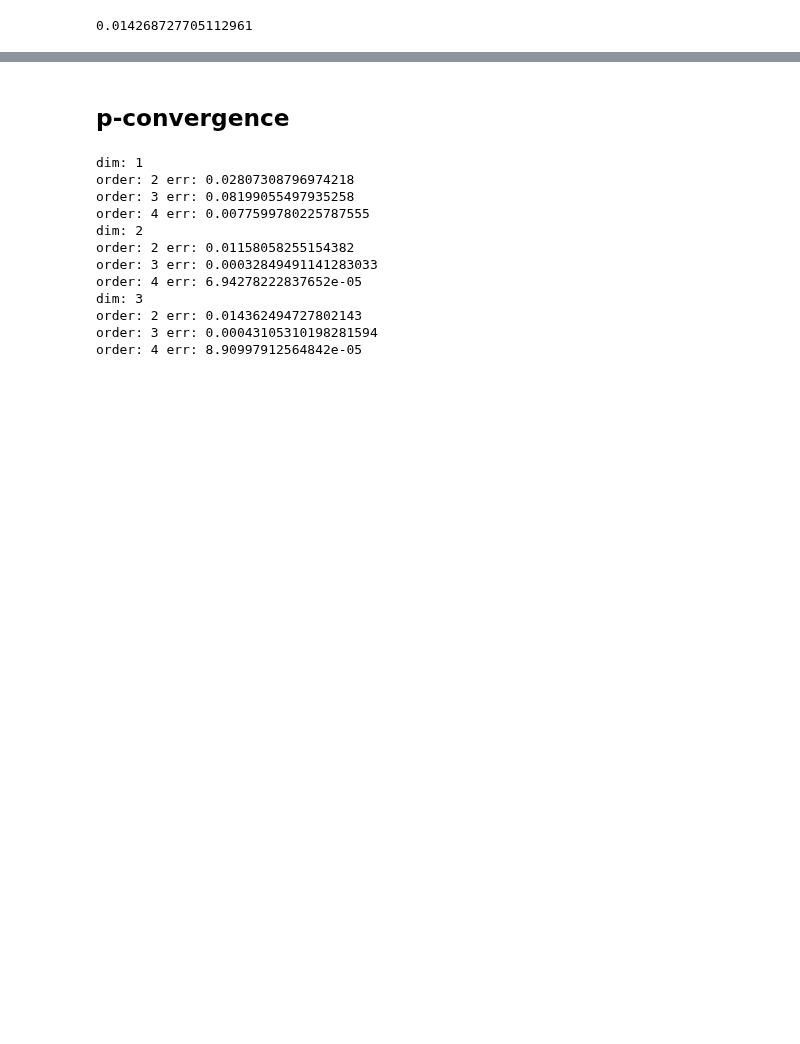
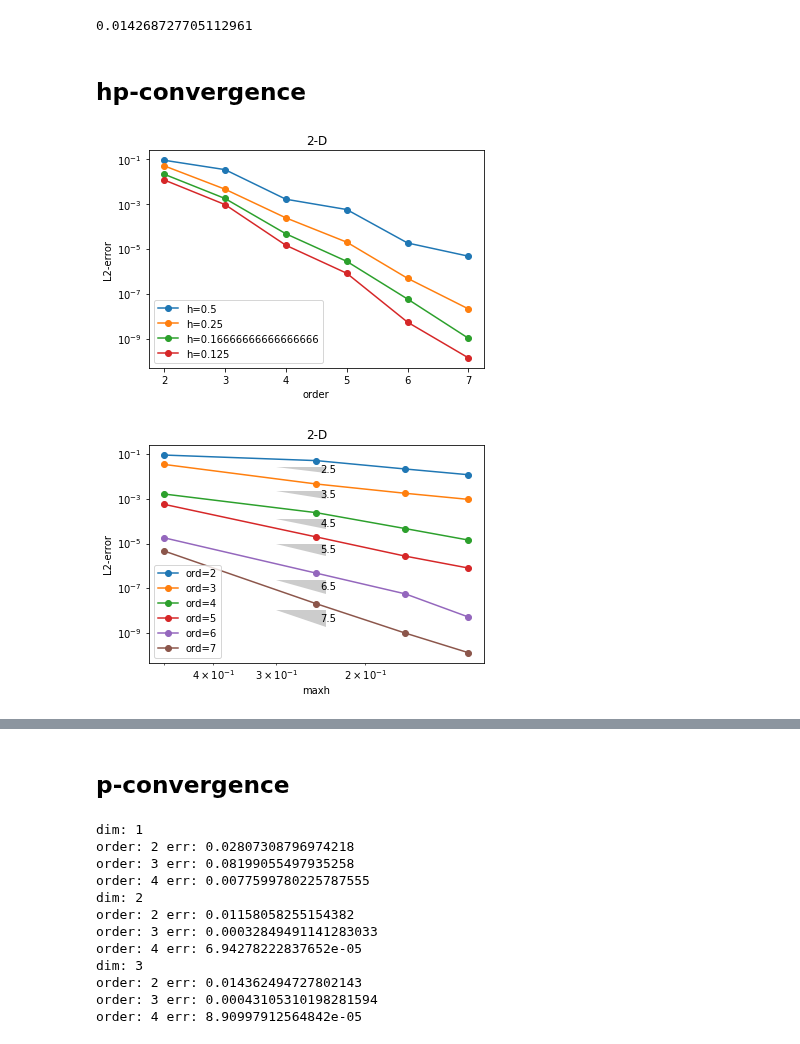
Before and after one commit to PaulSt/NGSTrefftz, a Jupyter notebook: python_test/notebooks/evolvetent.ipynb, the cells around one changed output, grey strips where cells are left out. Saved outputs shown, nothing was run; the diff lists cells and outputs as text; code cells hidden in the pictures; blank space fills up the shorter version.

Commit message:
update jupyter evolvetent

```diff
--- a/python_test/notebooks/evolvetent.ipynb
+++ b/python_test/notebooks/evolvetent.ipynb
@@ -30,18 +34,41 @@ from matplotlib.ticker import MaxNLocator
 # %%
 t_start = 0
-t_end = 5
+t_end = 3
 
-def hpplot(error,xrange,maxh):
+def hpplot(error,xrange,maxh,title=""):
+    squashtitle = title.replace(" ", "")
+    #fig, (left, right) = plt.subplots(ncols=2, figsize=(10, 5))
     fig = plt.figure()
+    #plt.subplot(1, 2, 1)
     ax = fig.gca()
     for i,h in enumerate(maxh):
         plt.semilogy(xrange , error[i], '-o', label="h="+str(h))
     ax.xaxis.set_major_locator(MaxNLocator(integer=True))
-    #plt.title('Wavespeed: ' + str(c) + " dim: " + str(initmesh.dim) + "+1")
+    plt.title(title)
     plt.legend()
     plt.ylabel("L2-error")
     plt.xlabel("order")
     #plt.savefig("results/pvtv3_"+label[yaxis]+label[xaxis]+".png")
+    plt.savefig('results/convsp_'+squashtitle+'.eps', format='eps', dpi=1000)
+    #plt.show()
+
+    fig = plt.figure()
+    #plt.subplot(1, 2, 2)
+    ax = fig.gca()
+    for i,h in enumerate(list(xrange)):
+            plt.loglog( maxh, [er[i] for er in error], '-o', label="ord="+str(h))
+            annotation.slope_marker((0.3,error[1][i]-error[1][i]*0.5), h+0.5,invert=True, ax=ax,size_frac=0.15)
+            #plt.setp(ax.get_xticklabels(), rotation=30, horizontalalignment='right')
+    for label in ax.xaxis.get_ticklabels()[::2]:
+        label.set_visible(False)
+    #plt.title('Wavespeed: ' + str(c) + " dim: " + str(initmesh.dim) + "+1")
+    plt.gca().invert_xaxis()
+    plt.legend()
+    plt.title(title)
+    plt.ylabel("L2-error")
+    plt.xlabel("maxh")
+    #plt.savefig("results/pvtv3_"+label[yaxis]+label[xaxis]+".png")
+    plt.savefig('results/convsp_'+squashtitle+'.eps', format='eps', dpi=1000)
     plt.show()
 
 def hploop(meshes,maxh,maxorder,c):
@@ -49,11 +76,11 @@ def hploop(meshes,maxh,maxorder,c):
     for i,initmesh in enumerate(meshes):
         error[i] = []
         for order in range(2,maxorder):
-            wavefront = EvolveTentsMakeWavefront(order,initmesh,c,t_start)
-            mat = EvolveTents(order,initmesh,c,t_end,wavefront,0)
-            l2err = EvolveTentsL2Error(order,initmesh,mat,EvolveTentsMakeWavefront(order,initmesh,c,t_end))
+            wavefront = EvolveTentsMakeWavefront(order,initmesh,c,t_start,soltyp)
+            mat = EvolveTents(order,initmesh,c,t_end,wavefront,0,soltyp)
+            l2err = EvolveTentsL2Error(order,initmesh,mat,EvolveTentsMakeWavefront(order,initmesh,c,t_end,soltyp))
             error[i].append(l2err)
-    hpplot(error,range(2,maxorder),maxh)
+    return error
 # %% [markdown]
 ## timing
 # %%
@@ -84,3 +118,15 @@ for t in Timers():
 12/841 #30 dofs
 # %% [output]
 0.014268727705112961
+# %% [markdown]
+## hp-convergence
+# %%
+c = 3
+maxorder = 8
+meshes = [Mesh(SegMesh(h,0,1)) for h in range(2,9,2)]
+maxh = [1/h for h in range(2,9,2)]
+error = hploop(meshes,maxh,maxorder,c)
+hpplot(error,range(2,maxorder),maxh,"2-D")
+# %% [output]
+[figure, added]
+[figure, added]
```
Also changed, not shown: parts of 10 cells of this notebook.
